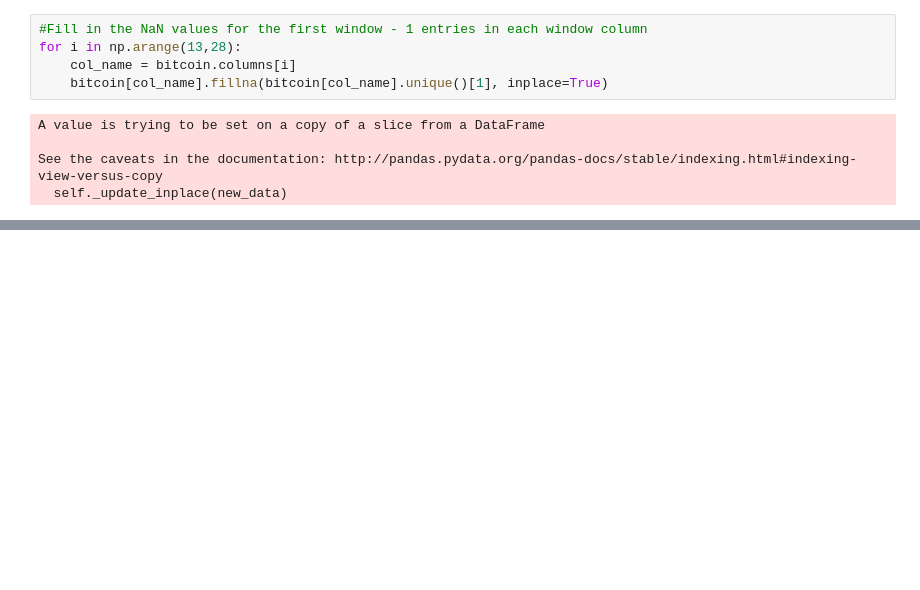
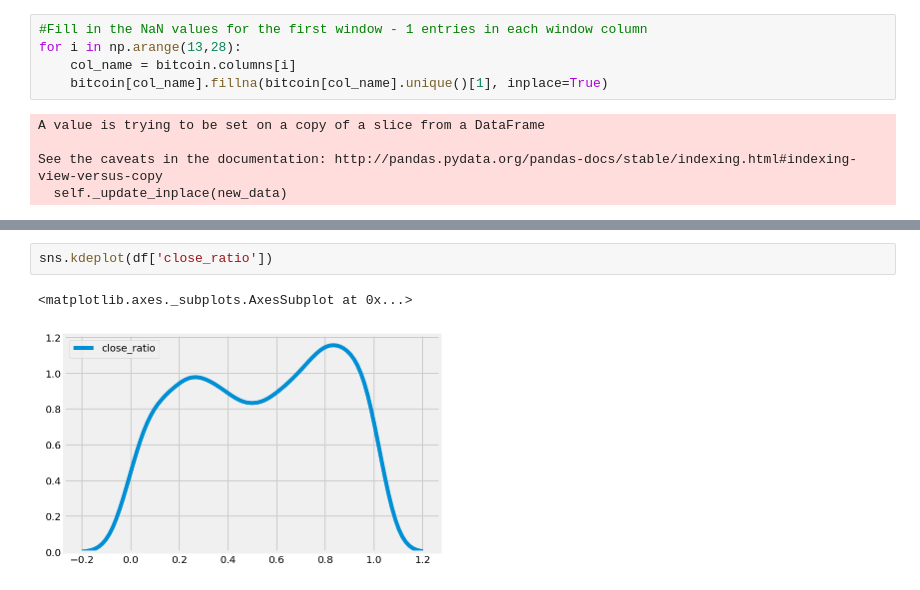
Before and after one commit to anish-saha/EventDetection-Paradigm01, a Jupyter notebook: Kaggle EDA.ipynb, the cells around one changed output, grey strips where cells are left out. Cells and saved outputs as stored; diff of their text form; blank space fills up the shorter version.

```diff
--- a/Kaggle EDA.ipynb
+++ b/Kaggle EDA.ipynb
@@ -122,0 +160,5 @@ bitcoin[synthetic_col_names].head(20)
+# %%
+sns.kdeplot(df['close_ratio'])
+# %% [output]
+<matplotlib.axes._subplots.AxesSubplot at 0x...>
+[figure, added]
```
Also changed, not shown: parts of 7 cells of this notebook, 1 other file.
